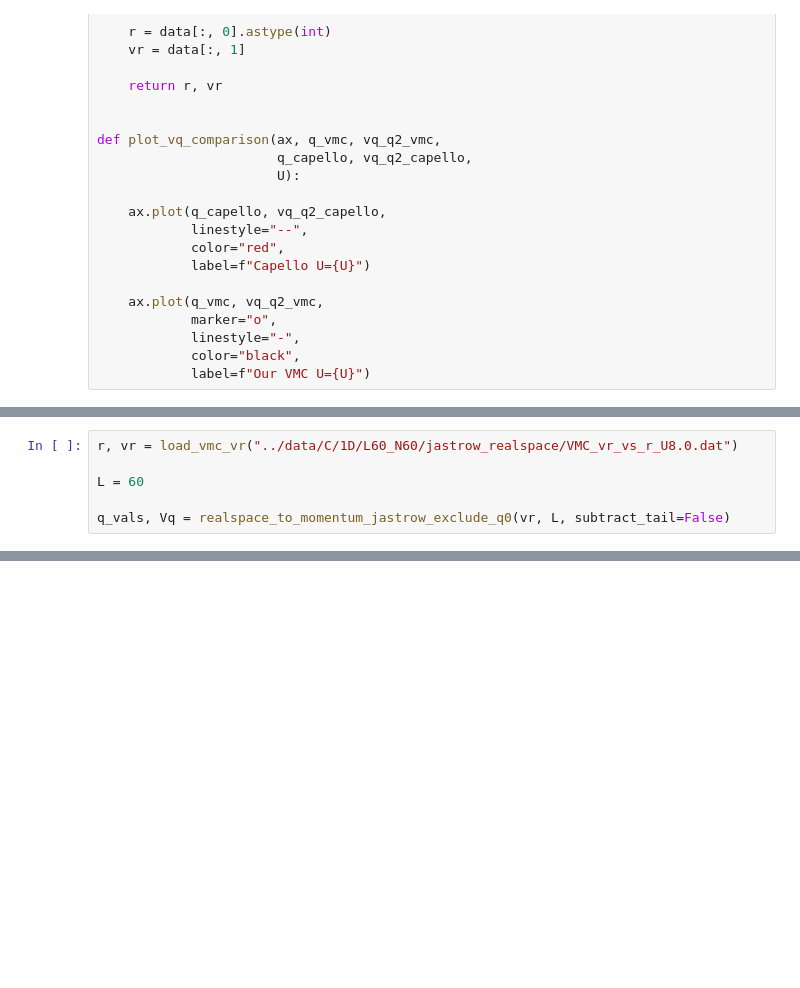
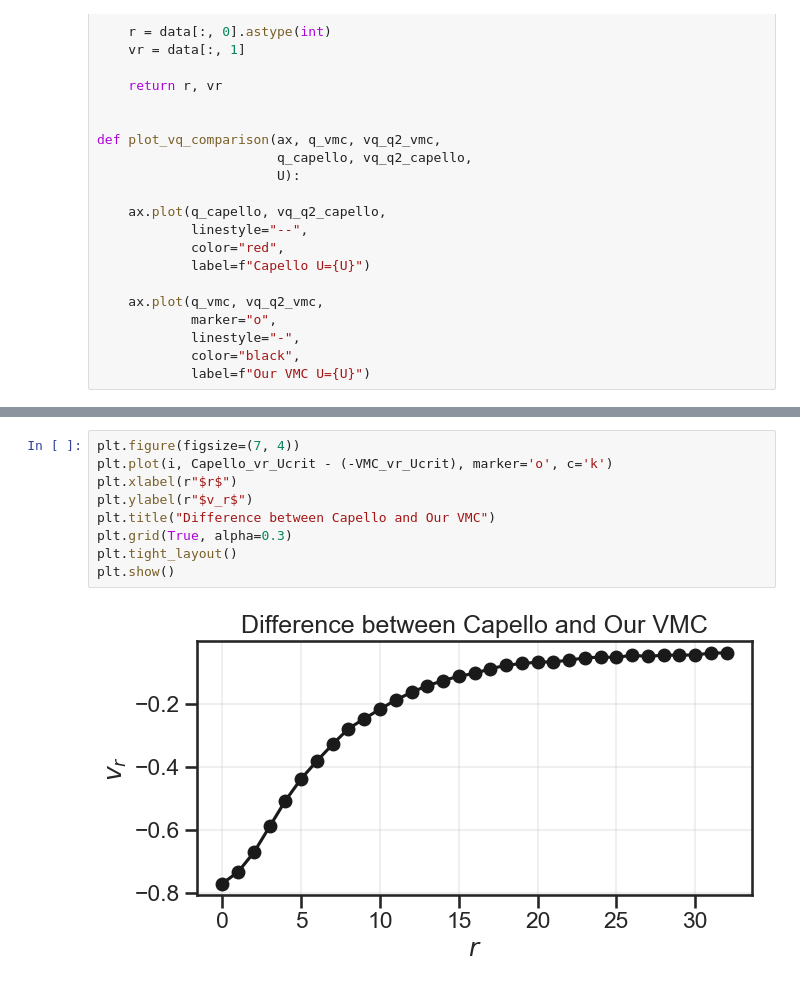
Before and after one commit to wmallah/Bose_Hubbard_VMC, a Jupyter notebook: VMCBoseHubbard/analysis_scripts/Capello_comparison.ipynb, the cells around one changed output, grey strips where cells are left out. Drawn from its saved outputs; the diff is of its cells as text; blank space fills up the shorter version.

```diff
--- a/VMCBoseHubbard/analysis_scripts/Capello_comparison.ipynb
+++ b/VMCBoseHubbard/analysis_scripts/Capello_comparison.ipynb
@@ -420,6 +212,0 @@ def realspace_to_momentum_jastrow_exclude_q0(vr, L, subtract_tail=False, tail_si
-# %%
-r, vr = load_vmc_vr("../data/C/1D/L60_N60/jastrow_realspace/VMC_vr_vs_r_U8.0.dat")
-
-L = 60
-
-q_vals, Vq = realspace_to_momentum_jastrow_exclude_q0(vr, L, subtract_tail=False)
@@ -507,0 +213,11 @@ plt.show()
+# %%
+plt.figure(figsize=(7, 4))
+plt.plot(i, Capello_vr_Ucrit - (-VMC_vr_Ucrit), marker='o', c='k')
+plt.xlabel(r"$r$")
+plt.ylabel(r"$v_r$")
+plt.title("Difference between Capello and Our VMC")
+plt.grid(True, alpha=0.3)
+plt.tight_layout()
+plt.show()
+# %% [output]
+[figure, added]
```
Also changed, not shown: parts of 14 cells of this notebook, 15 other files.
